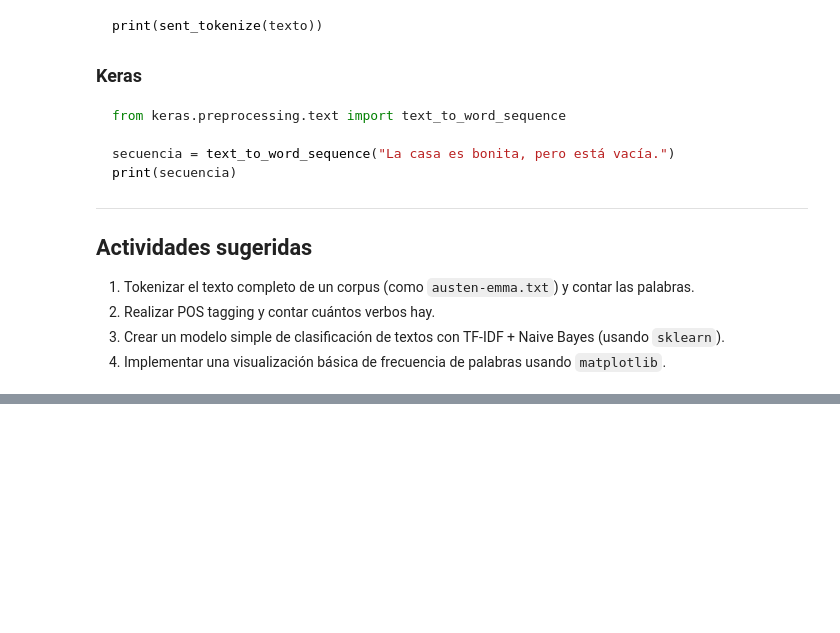
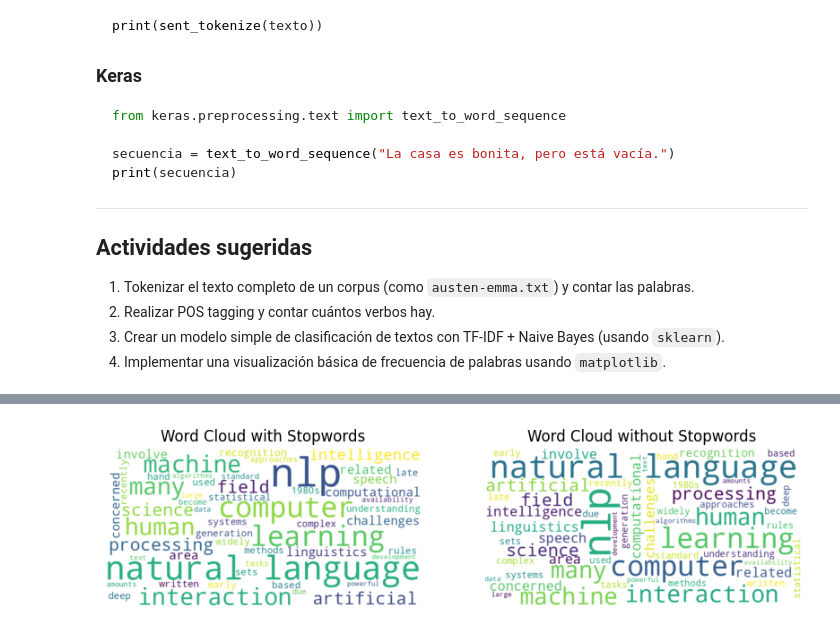
Before and after one commit to BenjaminGMC/sic_ai_2025_jun, a Jupyter notebook: 04pln/clase_24.ipynb, the cells around one changed output, grey strips where cells are left out. Drawn from its saved outputs; the diff is of its cells as text; code cells hidden in the pictures; blank space fills up the shorter version.

```diff
--- a/04pln/clase_24.ipynb
+++ b/04pln/clase_24.ipynb
@@ -602,0 +682,65 @@ print(secuencia)
+# %%
+from wordcloud import WordCloud
+import matplotlib.pyplot as plt
+from tensorflow.keras.preprocessing.text import text_to_word_sequence
+import nltk
+from nltk.corpus import stopwords
+
+# Download stopwords if not already downloaded
+try:
+    stopwords = set(stopwords.words('english'))
+except LookupError:
+    nltk.download('stopwords')
+    stopwords = set(stopwords.words('english'))
+
+# Longer text example
+long_text = """
+Natural Language Processing (NLP) is a field of computer science,
+artificial intelligence, and computational linguistics concerned with the
+interactions between computers and human (natural) languages. As such,
+NLP is related to the area of human-computer interaction. Many challenges
+in NLP involve speech recognition, natural language understanding, and
+natural language generation.
+
+me me me me me me me me me me me me me me me me me me me me me me me me me me me me me me me me me me me me me me me me me me me me me me me me me me me me me me me me me me me me me
+me me me me me me me me me me me me me me me me me me me me me me me me me me me me me me me me me me me me me me me me me me me me me me me me me me me me me me me me me me me me me
+me me me me me me me me me me me me me me me me me me me me me me me me me me me me me me me me me me me me me me me me me me me me me me me me me me me me me me me me me me me me me me
+me me me me me me me me me me me me me me me me me me me me me me me me me me me me me me me me me me me me me me me me me me me me me me me me me me me me me me me me me me me me me me
+
+
+Early NLP systems were based on complex sets of hand-written rules.
+However, since the late 1980s, statistical methods have been widely used
+in NLP. More recently, machine learning and deep learning approaches have
+become standard for many NLP tasks, due to the availability of large
+amounts of text data and the development of more powerful machine learning
+algorithms.
+"""
+
+# Tokenize the text
+tokens = text_to_word_sequence(long_text)
+
+# 1. Create wordcloud with stopwords
+text_with_stopwords = " ".join(tokens)
+wordcloud_with = WordCloud(width=800, height=400, background_color='white').generate(text_with_stopwords)
+
+# 2. Create wordcloud without stopwords
+tokens_without_stopwords = [word for word in tokens if word not in stopwords]
+text_without_stopwords = " ".join(tokens_without_stopwords)
+wordcloud_without = WordCloud(width=800, height=400, background_color='white').generate(text_without_stopwords)
+
+# Display the wordclouds
+plt.figure(figsize=(10, 5))
+
+plt.subplot(1, 2, 1)
+plt.imshow(wordcloud_with, interpolation='bilinear')
+plt.axis('off')
+plt.title('Word Cloud with Stopwords')
+
+plt.subplot(1, 2, 2)
+plt.imshow(wordcloud_without, interpolation='bilinear')
+plt.axis('off')
+plt.title('Word Cloud without Stopwords')
+
+plt.show()
+# %% [output]
+[figure, added]
```
Also changed, not shown: parts of 12 cells of this notebook.
